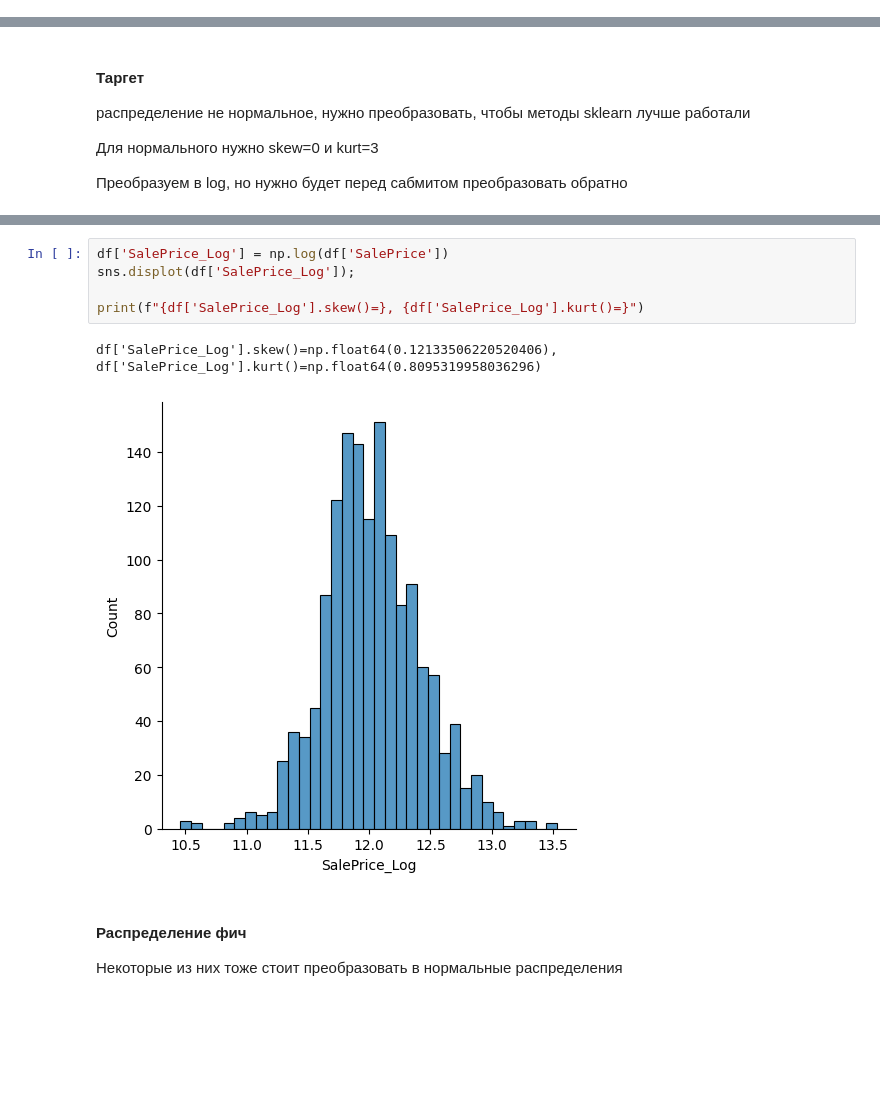
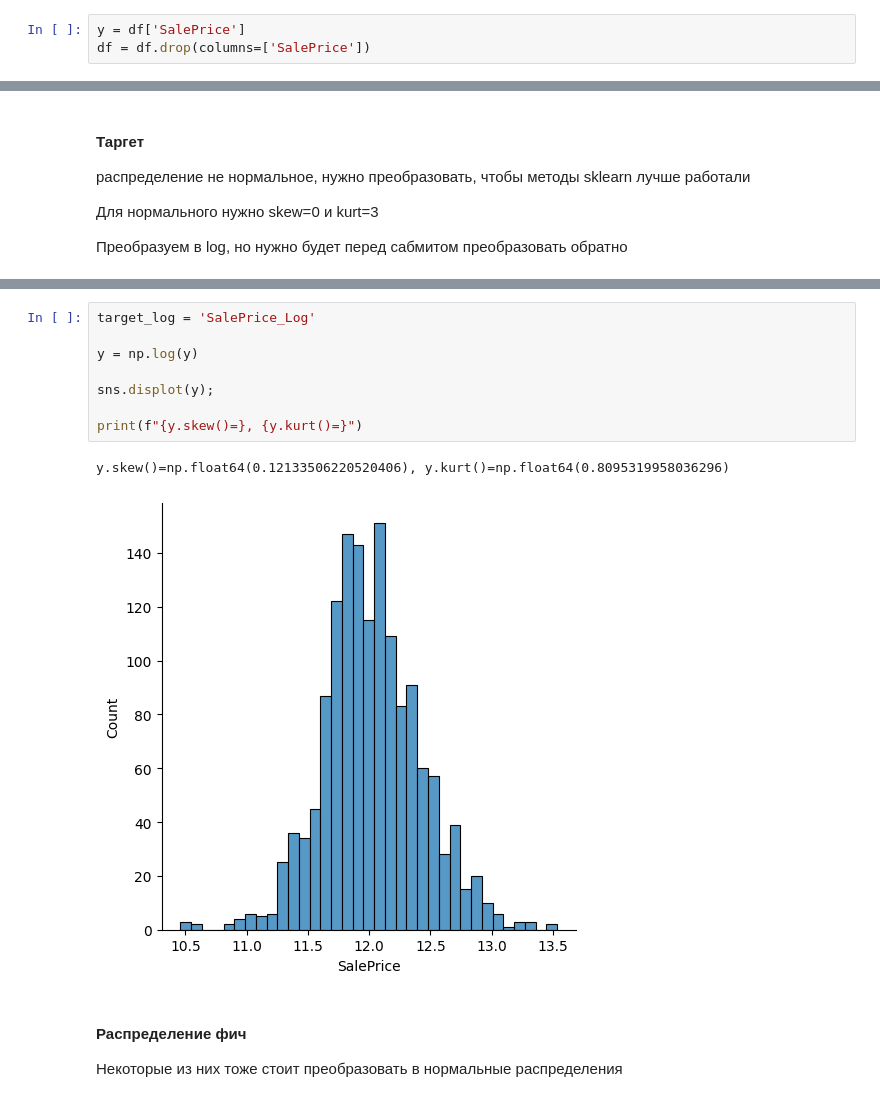
Before and after one commit to AndreyZhartun/titanic, a Jupyter notebook: houseprices_eda.ipynb, the cells around one changed output, grey strips where cells are left out. Cells and saved outputs as stored; diff of their text form; blank space fills up the shorter version.

```diff
--- a/houseprices_eda.ipynb
+++ b/houseprices_eda.ipynb
@@ -45,6 +45,9 @@ Data columns (total 80 columns):
  79  SalePrice      1460 non-null   int64
 dtypes: float64(3), int64(34), str(43)
 memory usage: 1.1 MB
+# %%
+y = df['SalePrice']
+df = df.drop(columns=['SalePrice'])
 # %% [markdown]
 #### Категориальные и числовые фичи
 # %%
@@ -199,13 +228,16 @@ df[target].skew()=np.float64(1.8828757597682129), df[target].kurt()=np.float64(6
 <seaborn.axisgrid.FacetGrid at 0x...>
 [figure]
 # %%
-df['SalePrice_Log'] = np.log(df['SalePrice'])
-sns.displot(df['SalePrice_Log']);
+target_log = 'SalePrice_Log'
 
-print(f"{df['SalePrice_Log'].skew()=}, {df['SalePrice_Log'].kurt()=}")
+y = np.log(y)
+
+sns.displot(y);
+
+print(f"{y.skew()=}, {y.kurt()=}")
 # %% [output]
-df['SalePrice_Log'].skew()=np.float64(0.12133506220520406), df['SalePrice_Log'].kurt()=np.float64(0.8095319958036296)
+y.skew()=np.float64(0.12133506220520406), y.kurt()=np.float64(0.8095319958036296)
-[figure, old version]
+[figure, new version]
 # %% [markdown]
 #### Распределение фич
 
```
Also changed, not shown: parts of 13 cells of this notebook, 7 other files.
